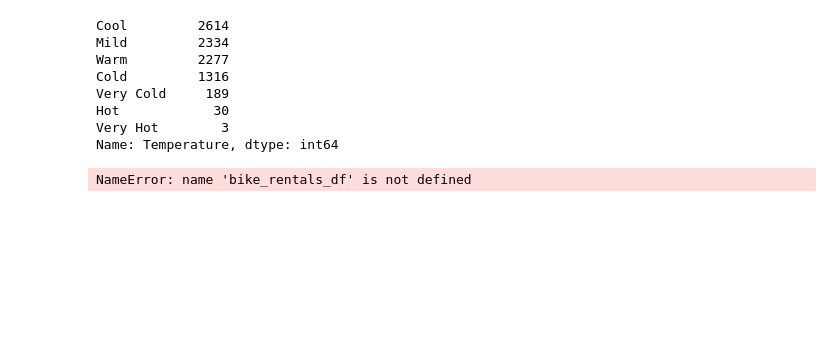
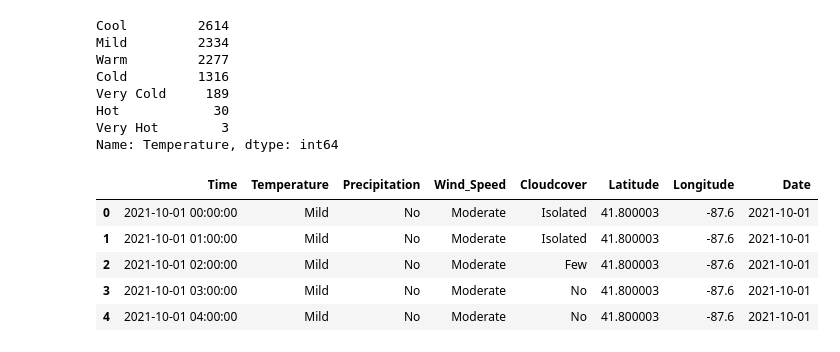
Before and after one commit to DamianZawolski/BIProject, a Jupyter notebook: notebooks/etl.ipynb, the cells around one changed output. Saved outputs shown, nothing was run; the diff lists cells and outputs as text; code cells hidden in the pictures; blank space fills up the shorter version.

```diff
--- a/notebooks/etl.ipynb
+++ b/notebooks/etl.ipynb
@@ -245,20 +244,25 @@ Name: Temperature, dtype: int64
 # %%
 def remap_cloudcover(cloud_cover):
     if cloud_cover == 0:
         return 'No'
     elif cloud_cover > 0 and cloud_cover < 10:
         return 'Few'
     elif cloud_cover >=10 and cloud_cover < 25:
         return 'Isolated'
     elif cloud_cover >=25 and cloud_cover < 50:
         return 'Scattered'
     elif cloud_cover >=50 and cloud_cover < 90:
         return 'Broken'
     else:
         return 'Overcast'
 
 
-df_weather['cloudcover (%)'] = df_weather['cloudcover (%)'].apply(remap_cloudcover)
+df_weather['Cloudcover'] = df_weather['Cloudcover'].apply(remap_cloudcover)
 df_weather.head()
 # %% [output]
-NameError: name 'bike_rentals_df' is not defined
+|  | Time | Temperature | Precipitation | Wind_Speed | Cloudcover | Latitude | Longitude | Date |
+| 0 | 2021-10-01 00:00:00 | Mild | No | Moderate | Isolated | 41.800003 | -87.6 | 2021-10-01 |
+| 1 | 2021-10-01 01:00:00 | Mild | No | Moderate | Isolated | 41.800003 | -87.6 | 2021-10-01 |
+| 2 | 2021-10-01 02:00:00 | Mild | No | Moderate | Few | 41.800003 | -87.6 | 2021-10-01 |
+| 3 | 2021-10-01 03:00:00 | Mild | No | Moderate | No | 41.800003 | -87.6 | 2021-10-01 |
+| 4 | 2021-10-01 04:00:00 | Mild | No | Moderate | No | 41.800003 | -87.6 | 2021-10-01 |
```
Also changed, not shown: parts of 5 cells of this notebook, 2 other files.
